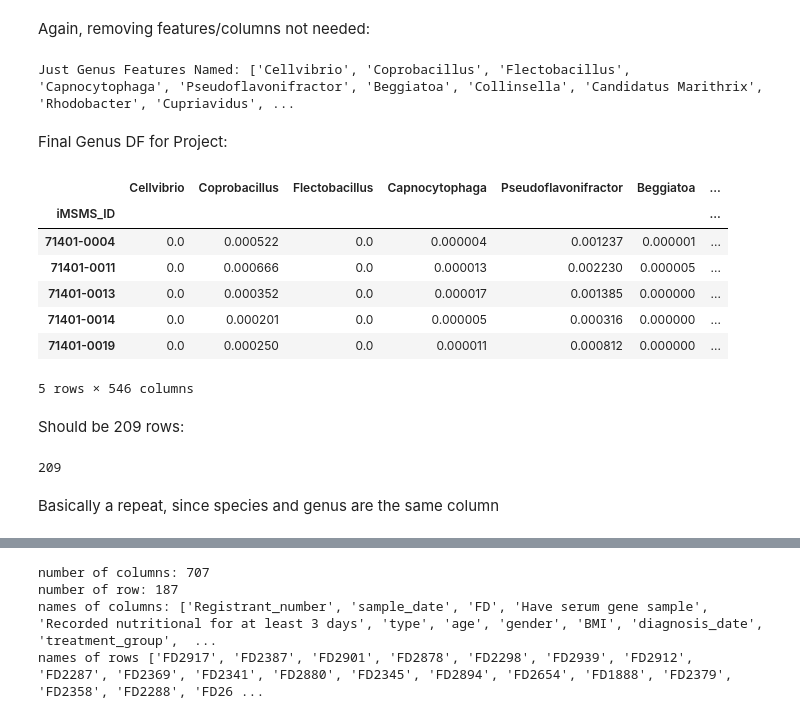
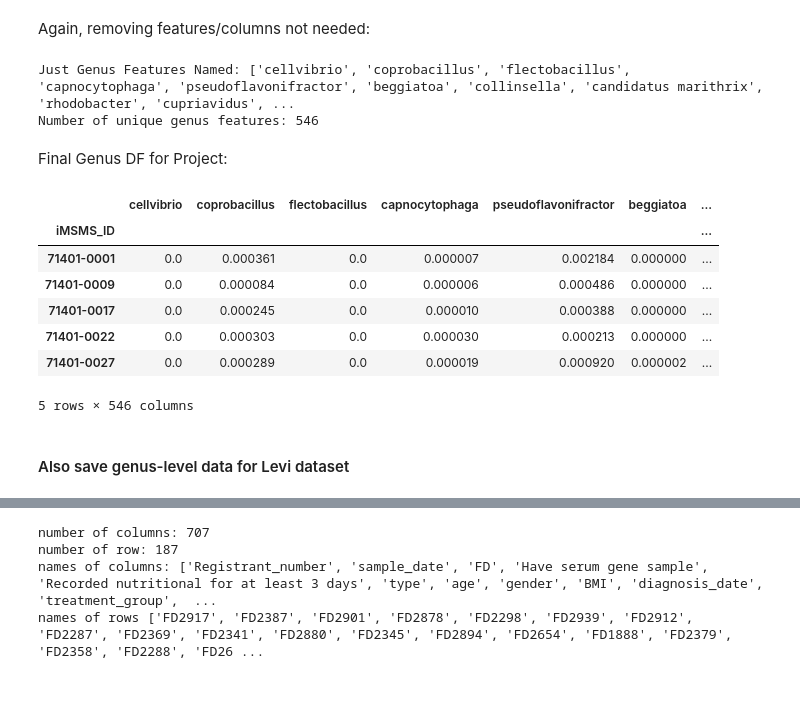
Before and after one commit to evelynsq/gut-microbiome-signature-multiple-sclerosis, a Jupyter notebook: 2_make_DFs.ipynb, the cells around one changed output, grey strips where cells are left out. Drawn from its saved outputs; the diff is of its cells as text; code cells hidden in the pictures; blank space fills up the shorter version.

```diff
--- a/2_make_DFs.ipynb
+++ b/2_make_DFs.ipynb
@@ -193,0 +236,7 @@ df3_genus = df3_genus.reset_index()
+# %%
+# standardize genus column names first
+zhou_standardized = [col.lower().strip() for col in zhou_genus.columns[1:]]
+zhou_standardized.insert(0, 'iMSMS_ID')
+
+zhou_genus.columns = zhou_standardized
+zhou_genus.head()
@@ -194,3 +251,4 @@ df3_genus = df3_genus.reset_index()
 # %%
-merged_samples_genus = df3_samples.merge(df3_genus, on = "iMSMS_ID", how = "inner")
+# merge the metadata and genus abundances together
+merged_samples_genus_zhou = zhou_meta_copy.merge(zhou_genus, on = "iMSMS_ID", how = "inner")
 # %%
@@ -202,11 +261,13 @@ samples shape: (1152, 60)
 genus shape: (1152, 547)
 merged shape: (1152, 606)
 # %%
-print("number of columns:", len(merged_samples_genus.columns))
-print("number of rows:", len(merged_samples_genus.index))
-print("names of columns:", merged_samples_genus.columns.tolist())
-merged_samples_genus = merged_samples_genus.set_index("iMSMS_ID")
-print("names of rows", merged_samples_genus.index.tolist())
+# look at how many columns and rows the merged DF has
+print("number of columns:", len(merged_samples_genus_zhou.columns))
+print("number of rows:", len(merged_samples_genus_zhou.index))
+print("names of columns:", merged_samples_genus_zhou.columns.tolist())
+
+merged_samples_genus_zhou = merged_samples_genus_zhou.set_index("iMSMS_ID")
+print("names of rows", merged_samples_genus_zhou.index.tolist())
 # %% [output]
 number of columns: 606
 number of rows: 1152
@@ -263,29 +296,28 @@ number of genus features: 546
 # %% [markdown]
 Again, removing features/columns not needed:
 # %%
-data_3 = merged_samples_genus.iloc[:, merged_samples_genus.columns.get_loc("Cohort") + 1:]
-print("Just Genus Features Named:", data_3.columns.tolist())
+# get only the abundance data from the merged DF, without metadata columns
+zhou_genus_df = merged_samples_genus_zhou.iloc[:, merged_samples_genus_zhou.columns.get_loc("Cohort") + 1:]
+print(f"Just Genus Features Named: {zhou_genus_df.columns.tolist()}")
+
+# double check that all features are actually unique
+print(f"Number of unique genus features: {zhou_genus_df.columns.nunique()}")
 # %% [output]
-Just Genus Features Named: ['Cellvibrio', 'Coprobacillus', 'Flectobacillus', 'Capnocytophaga', 'Pseudoflavonifractor', 'Beggiatoa', 'Collinsella', 'Candidatus Marithrix', 'Rhodobacter', 'Cupriavidus', ...
+Just Genus Features Named: ['cellvibrio', 'coprobacillus', 'flectobacillus', 'capnocytophaga', 'pseudoflavonifractor', 'beggiatoa', 'collinsella', 'candidatus marithrix', 'rhodobacter', 'cupriavidus', ...
+Number of unique genus features: 546
 # %% [markdown]
 Final Genus DF for Project:
 # %%
-data_3.head()
+zhou_genus_df.head()
 # %% [output]
-|  | Cellvibrio | Coprobacillus | Flectobacillus | Capnocytophaga | Pseudoflavonifractor | Beggiatoa | ... |
+|  | cellvibrio | coprobacillus | flectobacillus | capnocytophaga | pseudoflavonifractor | beggiatoa | ... |
 | iMSMS_ID |  |  |  |  |  |  | ... |
-| 71401-0004 | 0.0 | 0.000522 | 0.0 | 0.000004 | 0.001237 | 0.000001 | ... |
-| 71401-0011 | 0.0 | 0.000666 | 0.0 | 0.000013 | 0.002230 | 0.000005 | ... |
-| 71401-0013 | 0.0 | 0.000352 | 0.0 | 0.000017 | 0.001385 | 0.000000 | ... |
-| 71401-0014 | 0.0 | 0.000201 | 0.0 | 0.000005 | 0.000316 | 0.000000 | ... |
-| 71401-0019 | 0.0 | 0.000250 | 0.0 | 0.000011 | 0.000812 | 0.000000 | ... |
+| 71401-0001 | 0.0 | 0.000361 | 0.0 | 0.000007 | 0.002184 | 0.000000 | ... |
+| 71401-0009 | 0.0 | 0.000084 | 0.0 | 0.000006 | 0.000486 | 0.000000 | ... |
+| 71401-0017 | 0.0 | 0.000245 | 0.0 | 0.000010 | 0.000388 | 0.000000 | ... |
+| 71401-0022 | 0.0 | 0.000303 | 0.0 | 0.000030 | 0.000213 | 0.000000 | ... |
+| 71401-0027 | 0.0 | 0.000289 | 0.0 | 0.000019 | 0.000920 | 0.000002 | ... |
 5 rows × 546 columns
-# %% [markdown]
-Should be 209 rows:
-# %%
-print(data_3.shape[0])
-# %% [output]
-209
-# %% [markdown]
-Basically a repeat, since species and genus are the same column
+# %% [markdown]
+#### Also save genus-level data for Levi dataset
 # %%
```
Also changed, not shown: parts of 90 cells of this notebook.
